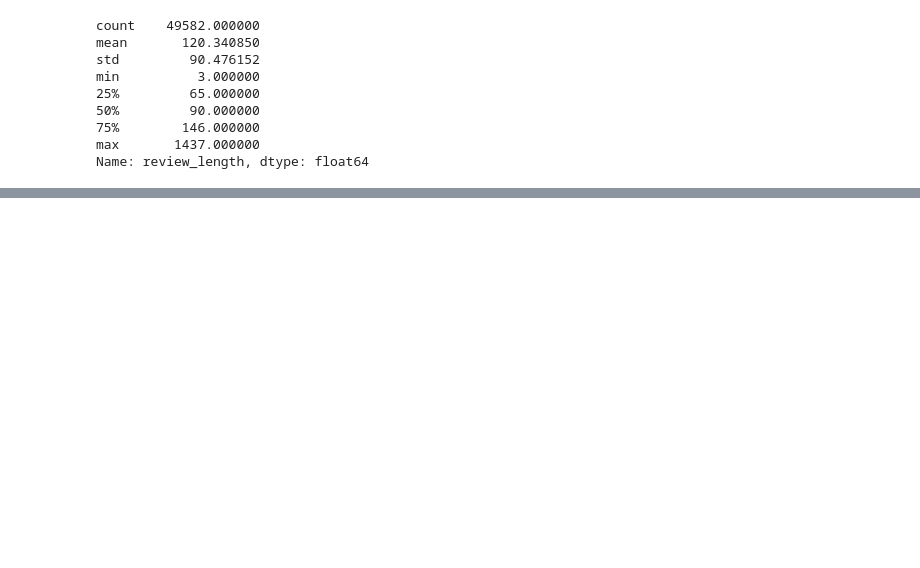
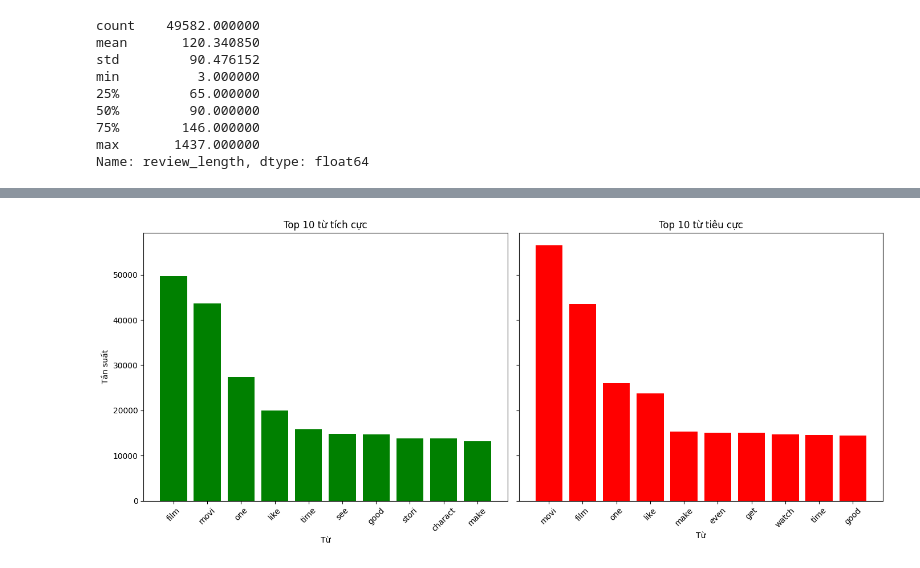
Before and after one commit to DODANGHOANCNTT2K15/imdb-sentiment-classification, a Jupyter notebook: notebook/eda-and-preprocessing.ipynb, the cells around one changed output, grey strips where cells are left out. Saved outputs shown, nothing was run; the diff lists cells and outputs as text; code cells hidden in the pictures; blank space fills up the shorter version.

```diff
--- a/notebook/eda-and-preprocessing.ipynb
+++ b/notebook/eda-and-preprocessing.ipynb
@@ -255,0 +303,41 @@ plt.show()
+# %%
+def count_top_words(word_list, top_n=10):
+    word_freq = {}
+    for word in word_list:
+        if word in word_freq:
+            word_freq[word] += 1
+        else:
+            word_freq[word] = 1
+
+    sorted_word_freq = sorted(word_freq.items(), key=lambda x: x[1], reverse=True)
+    return sorted_word_freq[:top_n]
+# %%
+positive_words = ' '.join(df[df['sentiment'] == 'positive']['review']).split()
+negative_words = ' '.join(df[df['sentiment'] == 'negative']['review']).split()
+
+top_pos = count_top_words(positive_words)
+top_neg = count_top_words(negative_words)
+
+pos_words = [item[0] for item in top_pos]
+pos_freqs = [item[1] for item in top_pos]
+
+neg_words = [item[0] for item in top_neg]
+neg_freqs = [item[1] for item in top_neg]
+
+fig, axes = plt.subplots(1, 2, figsize=(14, 6), sharey=True)
+
+axes[0].bar(pos_words, pos_freqs, color='green')
+axes[0].set_title("Top 10 từ tích cực")
+axes[0].set_xlabel("Từ")
+axes[0].set_ylabel("Tần suất")
+axes[0].tick_params(axis='x', rotation=45)
+
+axes[1].bar(neg_words, neg_freqs, color='red')
+axes[1].set_title("Top 10 từ tiêu cực")
+axes[1].set_xlabel("Từ")
+axes[1].tick_params(axis='x', rotation=45)
+
+plt.tight_layout()
+plt.show()
+# %% [output]
+[figure, added]
```
Also changed, not shown: parts of 8 cells of this notebook, 3 other files.
